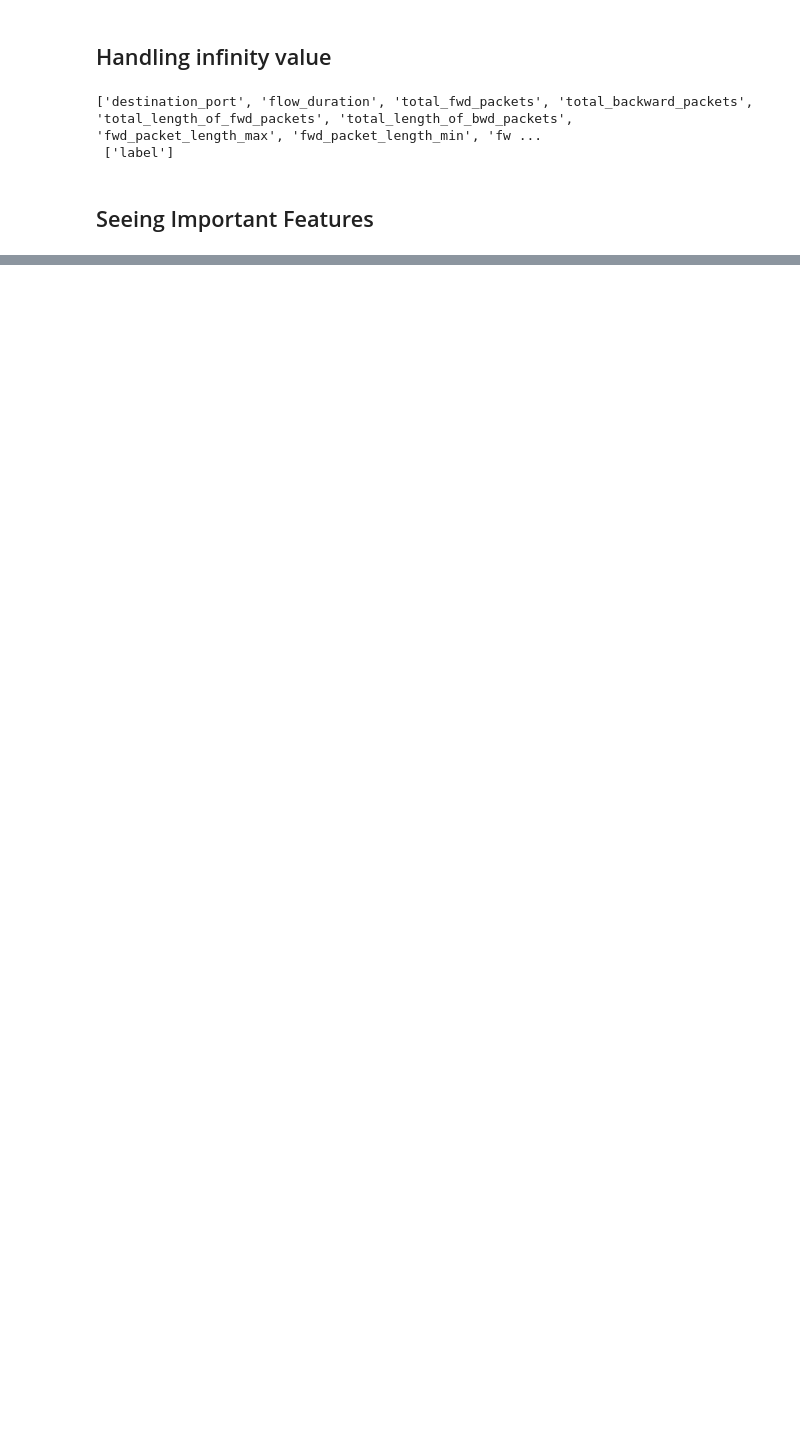
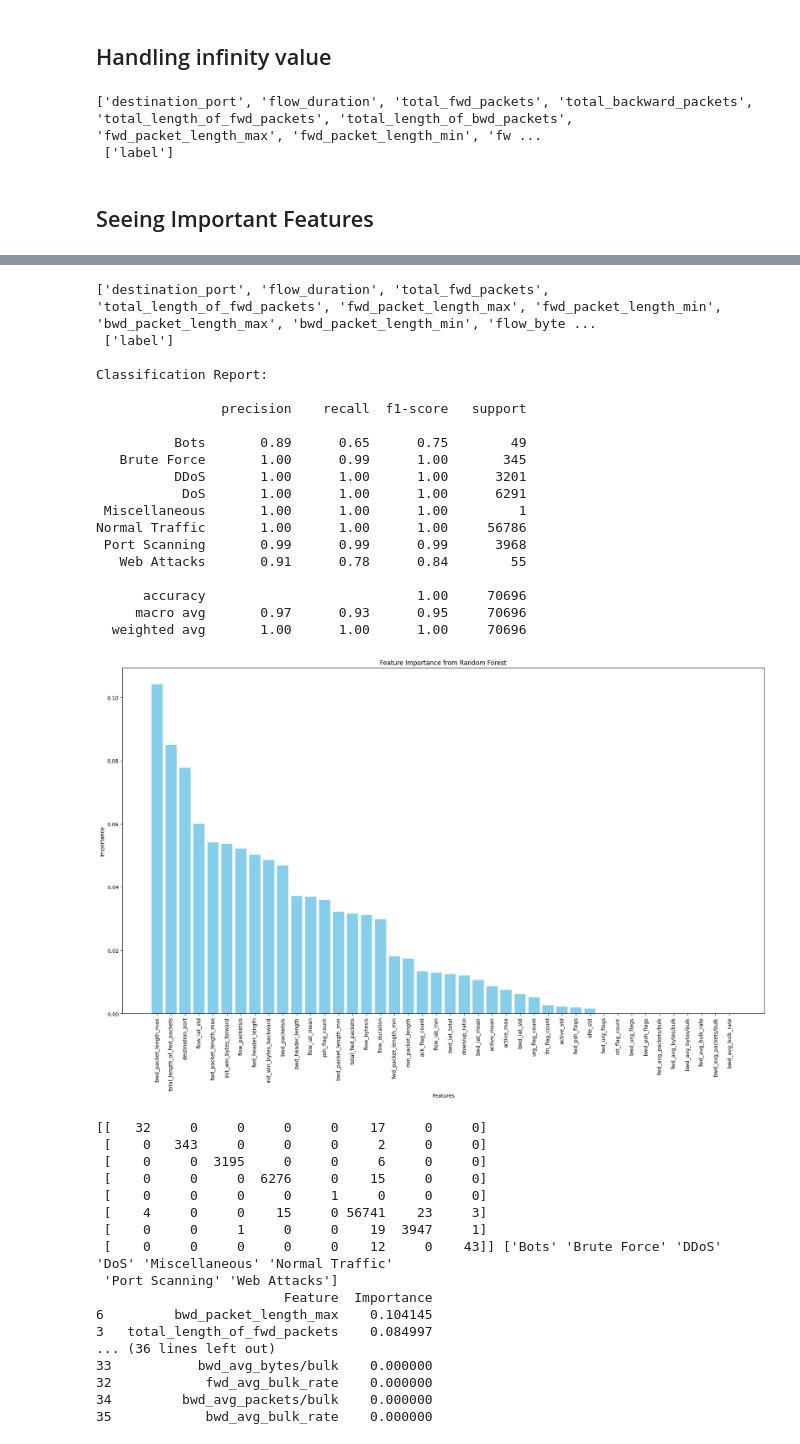
Before and after one commit to Priyanshuc26/ActiveFlow-NIDS, a Jupyter notebook: EDA/EDA.ipynb, the cells around one changed output, grey strips where cells are left out. Saved outputs shown, nothing was run; the diff lists cells and outputs as text; code cells hidden in the pictures; blank space fills up the shorter version.

Commit message:
Comprehensive EDA done and top 20 Important calculated

```diff
--- a/EDA/EDA.ipynb
+++ b/EDA/EDA.ipynb
@@ -311,0 +485,3 @@ weighted avg       1.00      1.00      1.00     67724
+# %%
+highly_correlated_rows = drop_highly_correlated_col(corr_matrix=corr_matrix)
+print(highly_correlated_rows)
@@ -311,0 +490,3 @@ weighted avg       1.00      1.00      1.00     67724
+# %%
+eda_sample.drop(columns=highly_correlated_rows,axis=1,inplace=True)
+eda_sample.shape
@@ -311,0 +519,3 @@ weighted avg       1.00      1.00      1.00     67724
+# %%
+eda_sample.dropna(inplace=True)
+eda_sample.shape
@@ -311,0 +526,40 @@ weighted avg       1.00      1.00      1.00     67724
+# %%
+important_features(eda_sample)
+# %% [output]
+['destination_port', 'flow_duration', 'total_fwd_packets', 'total_length_of_fwd_packets', 'fwd_packet_length_max', 'fwd_packet_length_min', 'bwd_packet_length_max', 'bwd_packet_length_min', 'flow_byte ...
+ ['label']
+
+Classification Report:
+
+                precision    recall  f1-score   support
+
+          Bots       0.89      0.65      0.75        49
+   Brute Force       1.00      0.99      1.00       345
+          DDoS       1.00      1.00      1.00      3201
+           DoS       1.00      1.00      1.00      6291
+ Miscellaneous       1.00      1.00      1.00         1
+Normal Traffic       1.00      1.00      1.00     56786
+ Port Scanning       0.99      0.99      0.99      3968
+   Web Attacks       0.91      0.78      0.84        55
+
+      accuracy                           1.00     70696
+     macro avg       0.97      0.93      0.95     70696
+  weighted avg       1.00      1.00      1.00     70696
+[figure, added]
+[[   32     0     0     0     0    17     0     0]
+ [    0   343     0     0     0     2     0     0]
+ [    0     0  3195     0     0     6     0     0]
+ [    0     0     0  6276     0    15     0     0]
+ [    0     0     0     0     1     0     0     0]
+ [    4     0     0    15     0 56741    23     3]
+ [    0     0     1     0     0    19  3947     1]
+ [    0     0     0     0     0    12     0    43]] ['Bots' 'Brute Force' 'DDoS' 'DoS' 'Miscellaneous' 'Normal Traffic'
+ 'Port Scanning' 'Web Attacks']
+                        Feature  Importance
+6         bwd_packet_length_max    0.104145
+3   total_length_of_fwd_packets    0.084997
+... (36 lines left out)
+33           bwd_avg_bytes/bulk    0.000000
+32            fwd_avg_bulk_rate    0.000000
+34         bwd_avg_packets/bulk    0.000000
+35            bwd_avg_bulk_rate    0.000000
```
Also changed, not shown: parts of 35 cells of this notebook.
